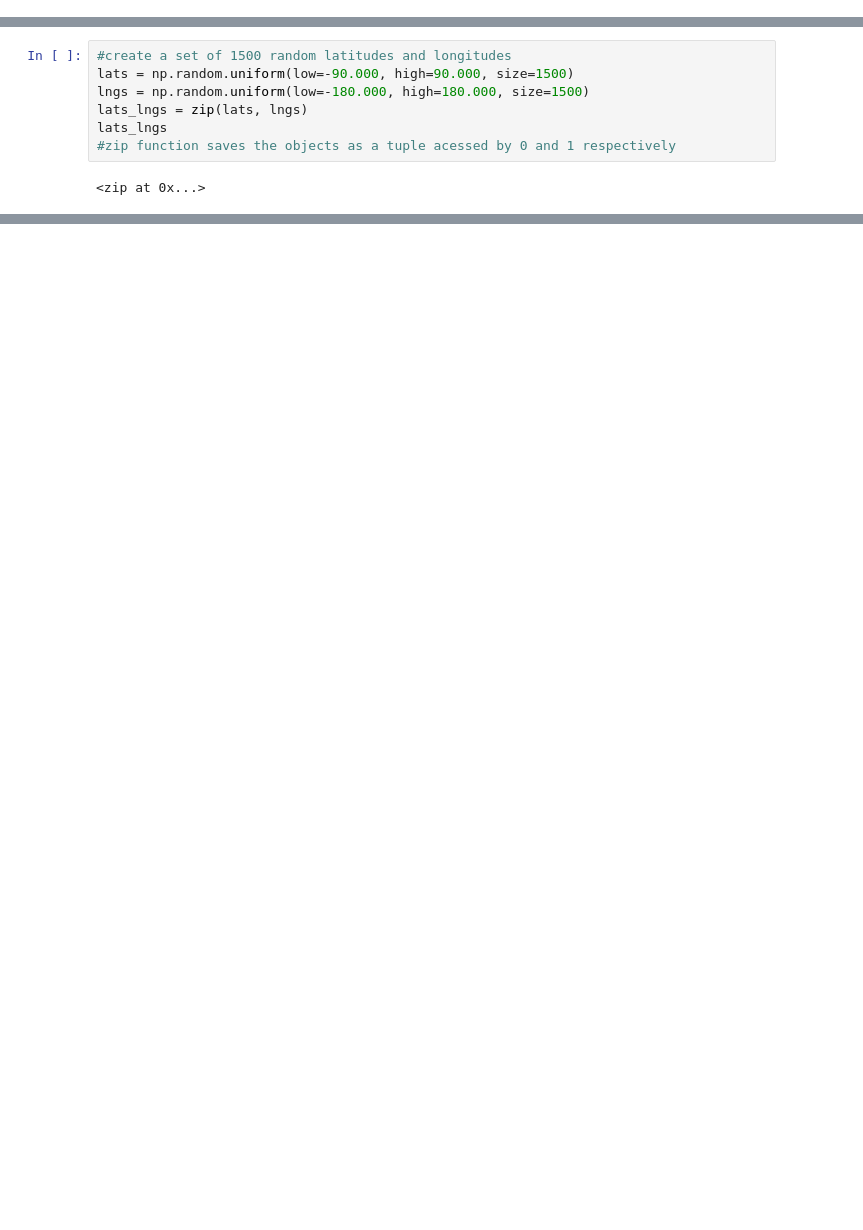
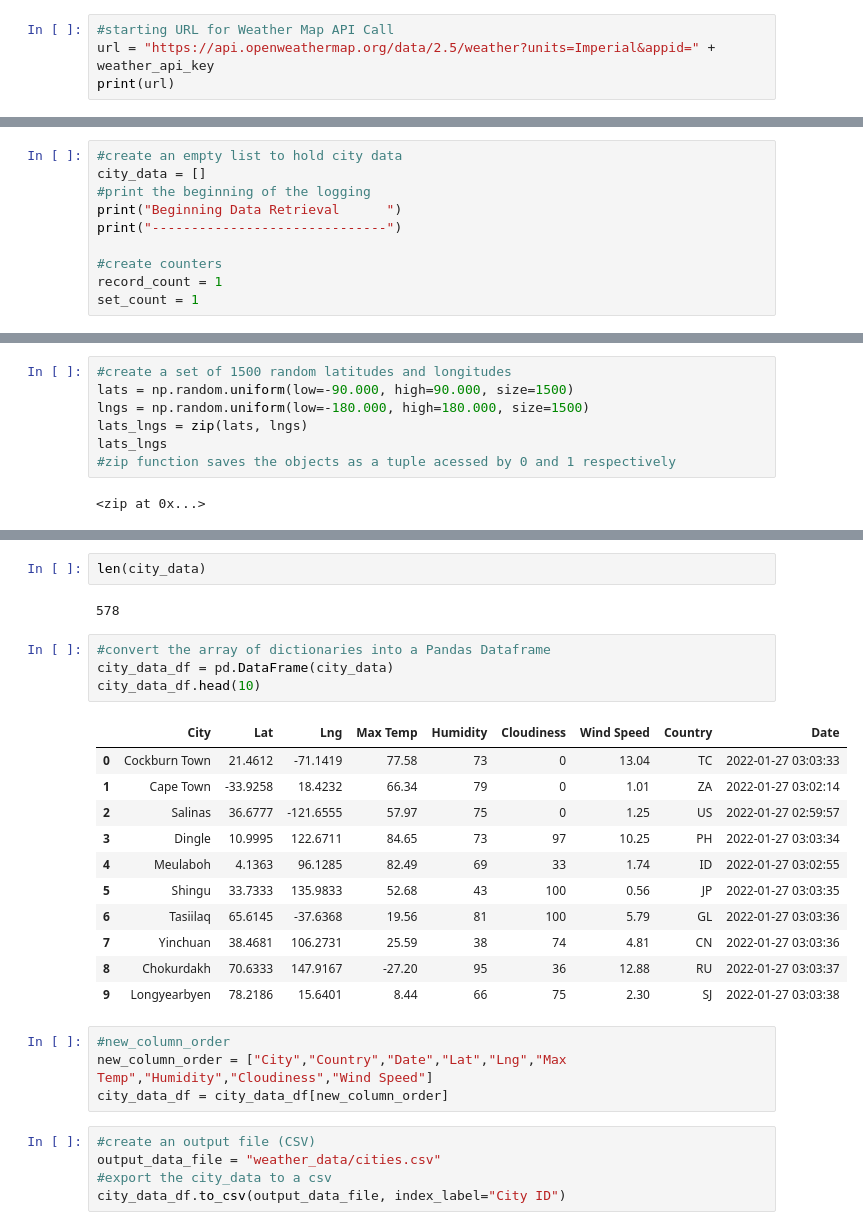
Before and after one commit to statles/World_Weather_Analysis, a Jupyter notebook: WeatherPy.ipynb, the cells around one changed output, grey strips where cells are left out. Cells and saved outputs as stored; diff of their text form; blank space fills up the shorter version.

Commit message:
adding weatherpy and updating git ignore

```diff
--- a/WeatherPy.ipynb
+++ b/WeatherPy.ipynb
@@ -6,0 +13,4 @@ from citipy import citipy
+# %%
+#starting URL for Weather Map API Call
+url = "https://api.openweathermap.org/data/2.5/weather?units=Imperial&appid=" + weather_api_key
+print(url)
@@ -6,0 +19,10 @@ from citipy import citipy
+# %%
+#create an empty list to hold city data
+city_data = []
+#print the beginning of the logging
+print("Beginning Data Retrieval      ")
+print("------------------------------")
+
+#create counters
+record_count = 1
+set_count = 1
@@ -52,0 +157,29 @@ print(len(cities))
+# %%
+len(city_data)
+# %% [output]
+578
+# %%
+#convert the array of dictionaries into a Pandas Dataframe
+city_data_df = pd.DataFrame(city_data)
+city_data_df.head(10)
+# %% [output]
+|  | City | Lat | Lng | Max Temp | Humidity | Cloudiness | Wind Speed | Country | Date |
+| 0 | Cockburn Town | 21.4612 | -71.1419 | 77.58 | 73 | 0 | 13.04 | TC | 2022-01-27 03:03:33 |
+| 1 | Cape Town | -33.9258 | 18.4232 | 66.34 | 79 | 0 | 1.01 | ZA | 2022-01-27 03:02:14 |
+| 2 | Salinas | 36.6777 | -121.6555 | 57.97 | 75 | 0 | 1.25 | US | 2022-01-27 02:59:57 |
+| 3 | Dingle | 10.9995 | 122.6711 | 84.65 | 73 | 97 | 10.25 | PH | 2022-01-27 03:03:34 |
+| 4 | Meulaboh | 4.1363 | 96.1285 | 82.49 | 69 | 33 | 1.74 | ID | 2022-01-27 03:02:55 |
+| 5 | Shingu | 33.7333 | 135.9833 | 52.68 | 43 | 100 | 0.56 | JP | 2022-01-27 03:03:35 |
+| 6 | Tasiilaq | 65.6145 | -37.6368 | 19.56 | 81 | 100 | 5.79 | GL | 2022-01-27 03:03:36 |
+| 7 | Yinchuan | 38.4681 | 106.2731 | 25.59 | 38 | 74 | 4.81 | CN | 2022-01-27 03:03:36 |
+| 8 | Chokurdakh | 70.6333 | 147.9167 | -27.20 | 95 | 36 | 12.88 | RU | 2022-01-27 03:03:37 |
+| 9 | Longyearbyen | 78.2186 | 15.6401 | 8.44 | 66 | 75 | 2.30 | SJ | 2022-01-27 03:03:38 |
+# %%
+#new_column_order
+new_column_order = ["City","Country","Date","Lat","Lng","Max Temp","Humidity","Cloudiness","Wind Speed"]
+city_data_df = city_data_df[new_column_order]
+# %%
+#create an output file (CSV)
+output_data_file = "weather_data/cities.csv"
+#export the city_data to a csv
+city_data_df.to_csv(output_data_file, index_label="City ID")
```
Also changed, not shown: parts of 7 cells of this notebook, 1 other file.
